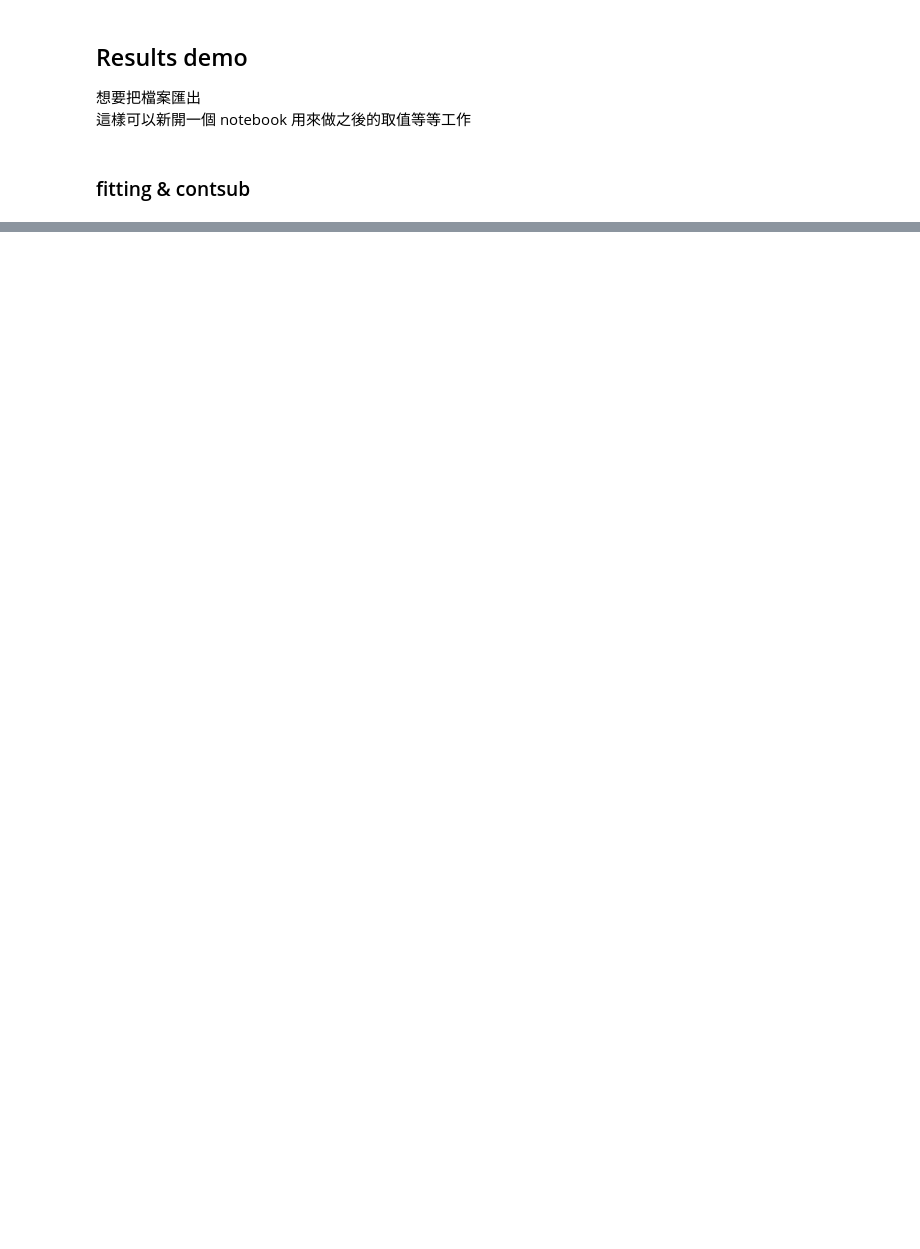
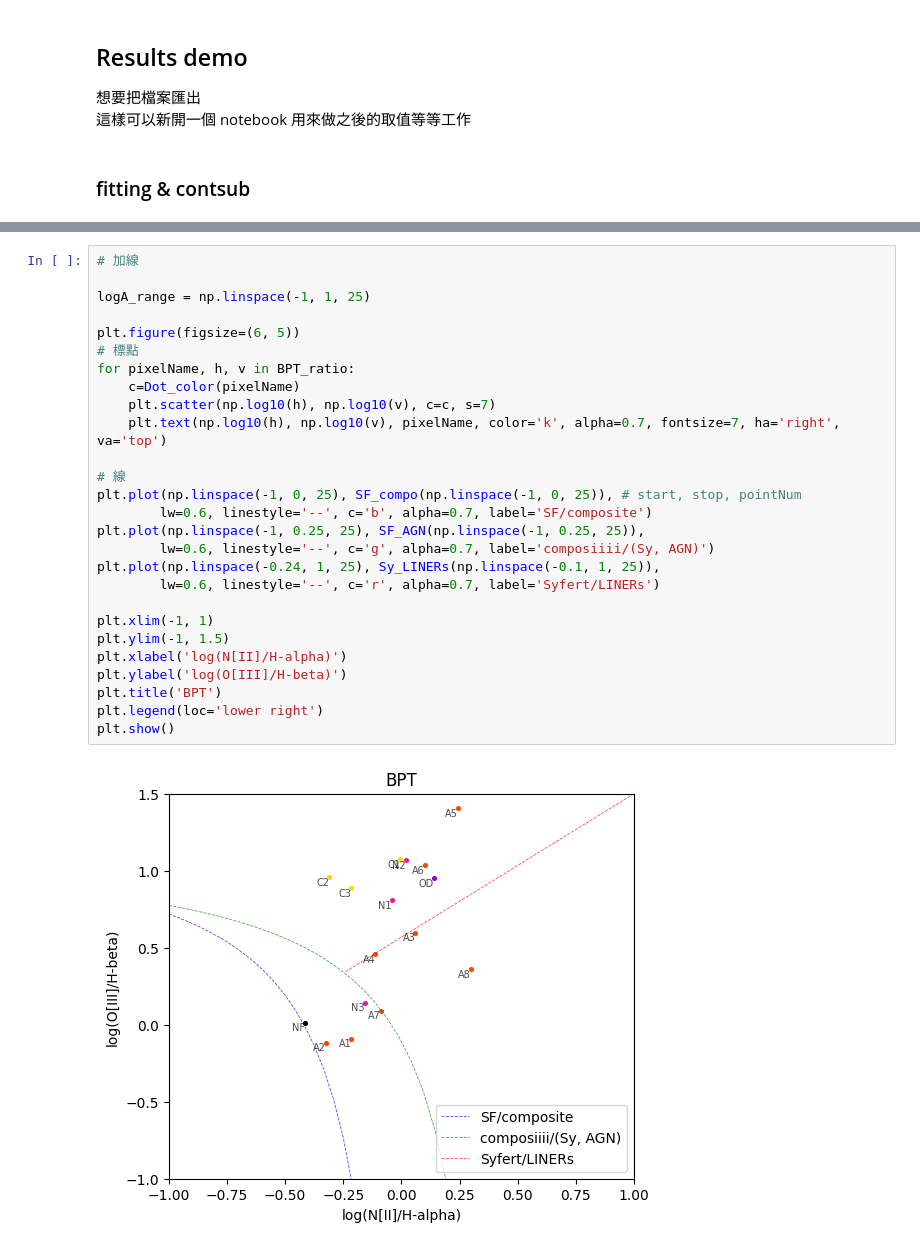
Before and after one commit to aqingo3o/Hello-Circinus, a Jupyter notebook: ionizedGas/py_contsub_linefree_samplingBPT.ipynb, the cells around one changed output, grey strips where cells are left out. Saved outputs shown, nothing was run; the diff lists cells and outputs as text; blank space fills up the shorter version.

```diff
--- a/ionizedGas/py_contsub_linefree_samplingBPT.ipynb
+++ b/ionizedGas/py_contsub_linefree_samplingBPT.ipynb
@@ -239,0 +328,29 @@ for i in range(len(contiL)):
+# %%
+# 加線
+
+logA_range = np.linspace(-1, 1, 25)
+
+plt.figure(figsize=(6, 5))
+# 標點
+for pixelName, h, v in BPT_ratio:
+    c=Dot_color(pixelName)
+    plt.scatter(np.log10(h), np.log10(v), c=c, s=7)
+    plt.text(np.log10(h), np.log10(v), pixelName, color='k', alpha=0.7, fontsize=7, ha='right', va='top')
+
+# 線
+plt.plot(np.linspace(-1, 0, 25), SF_compo(np.linspace(-1, 0, 25)), # start, stop, pointNum
+        lw=0.6, linestyle='--', c='b', alpha=0.7, label='SF/composite')
+plt.plot(np.linspace(-1, 0.25, 25), SF_AGN(np.linspace(-1, 0.25, 25)),
+        lw=0.6, linestyle='--', c='g', alpha=0.7, label='composiiii/(Sy, AGN)')
+plt.plot(np.linspace(-0.24, 1, 25), Sy_LINERs(np.linspace(-0.1, 1, 25)),
+        lw=0.6, linestyle='--', c='r', alpha=0.7, label='Syfert/LINERs')
+
+plt.xlim(-1, 1)
+plt.ylim(-1, 1.5)
+plt.xlabel('log(N[II]/H-alpha)')
+plt.ylabel('log(O[III]/H-beta)')
+plt.title('BPT')
+plt.legend(loc='lower right')
+plt.show()
+# %% [output]
+[figure, added]
```
Also changed, not shown: parts of 12 cells of this notebook.
